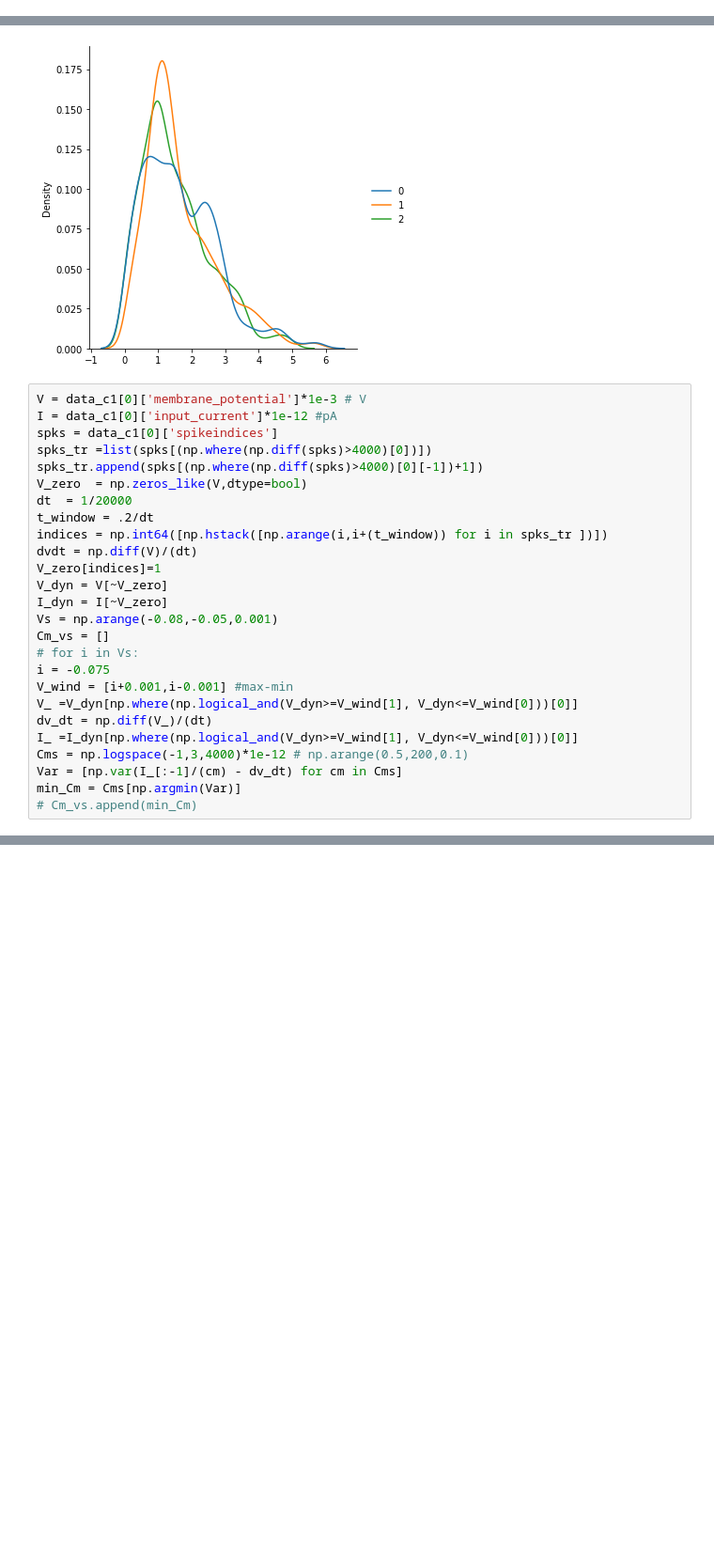
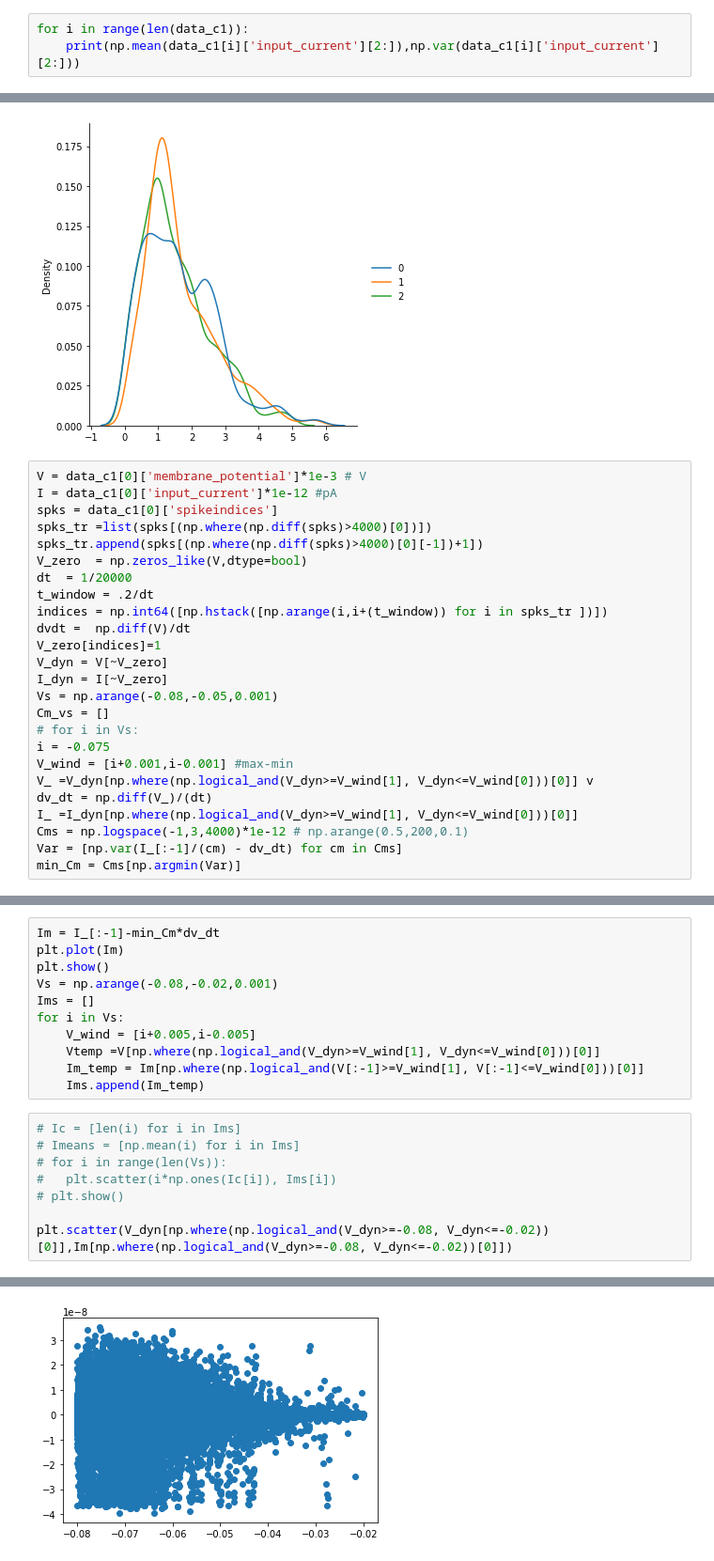
Before and after one commit to Nishant-codex/single_cell_analysis, a Jupyter notebook: notebooks/Dynamic I_V.ipynb, the cells around one changed output, grey strips where cells are left out. Shown at 94% size. Drawn from its saved outputs; the diff is of its cells as text; blank space fills up the shorter version.

```diff
--- a/notebooks/Dynamic I_V.ipynb
+++ b/notebooks/Dynamic I_V.ipynb
@@ -134,3 +134,6 @@ plt.plot(sta.magnitude)
 # %% [output]
 [<matplotlib.lines.Line2D at 0x...>]
 [figure]
+# %%
+for i in range(len(data_c1)):
+    print(np.mean(data_c1[i]['input_current'][2:]),np.var(data_c1[i]['input_current'][2:]))
@@ -396,7 +408,7 @@ V_zero  = np.zeros_like(V,dtype=bool)
 dt  = 1/20000
 t_window = .2/dt
 indices = np.int64([np.hstack([np.arange(i,i+(t_window)) for i in spks_tr ])])
-dvdt = np.diff(V)/(dt)
+dvdt =  np.diff(V)/dt
 V_zero[indices]=1
 V_dyn = V[~V_zero]
 I_dyn = I[~V_zero]
@@ -405,13 +417,12 @@ Cm_vs = []
 # for i in Vs:
 i = -0.075
 V_wind = [i+0.001,i-0.001] #max-min
-V_ =V_dyn[np.where(np.logical_and(V_dyn>=V_wind[1], V_dyn<=V_wind[0]))[0]]
+V_ =V_dyn[np.where(np.logical_and(V_dyn>=V_wind[1], V_dyn<=V_wind[0]))[0]] v
 dv_dt = np.diff(V_)/(dt)
 I_ =I_dyn[np.where(np.logical_and(V_dyn>=V_wind[1], V_dyn<=V_wind[0]))[0]]
 Cms = np.logspace(-1,3,4000)*1e-12 # np.arange(0.5,200,0.1)
 Var = [np.var(I_[:-1]/(cm) - dv_dt) for cm in Cms]
 min_Cm = Cms[np.argmin(Var)]
-# Cm_vs.append(min_Cm)
 # %%
 plt.loglog(Cms[2000:]/1e-12,Var[2000:],c='k',linewidth=0.5)
 min_var = np.argmin(Var[2000:])
@@ -429,0 +434,20 @@ plt.plot(Im)
+# %%
+Im = I_[:-1]-min_Cm*dv_dt
+plt.plot(Im)
+plt.show()
+Vs = np.arange(-0.08,-0.02,0.001)
+Ims = []
+for i in Vs:
+    V_wind = [i+0.005,i-0.005]
+    Vtemp =V[np.where(np.logical_and(V_dyn>=V_wind[1], V_dyn<=V_wind[0]))[0]]
+    Im_temp = Im[np.where(np.logical_and(V[:-1]>=V_wind[1], V[:-1]<=V_wind[0]))[0]]
+    Ims.append(Im_temp)
+# %%
+# Ic = [len(i) for i in Ims]
+# Imeans = [np.mean(i) for i in Ims]
+# for i in range(len(Vs)):
+#   plt.scatter(i*np.ones(Ic[i]), Ims[i])
+# plt.show()
+
+plt.scatter(V_dyn[np.where(np.logical_and(V_dyn>=-0.08, V_dyn<=-0.02))[0]],Im[np.where(np.logical_and(V_dyn>=-0.08, V_dyn<=-0.02))[0]])
+# %% [output]
@@ -429,0 +455 @@ plt.plot(Im)
+[figure, added]
```
Also changed, not shown: parts of 5 cells of this notebook, 3 other files.
